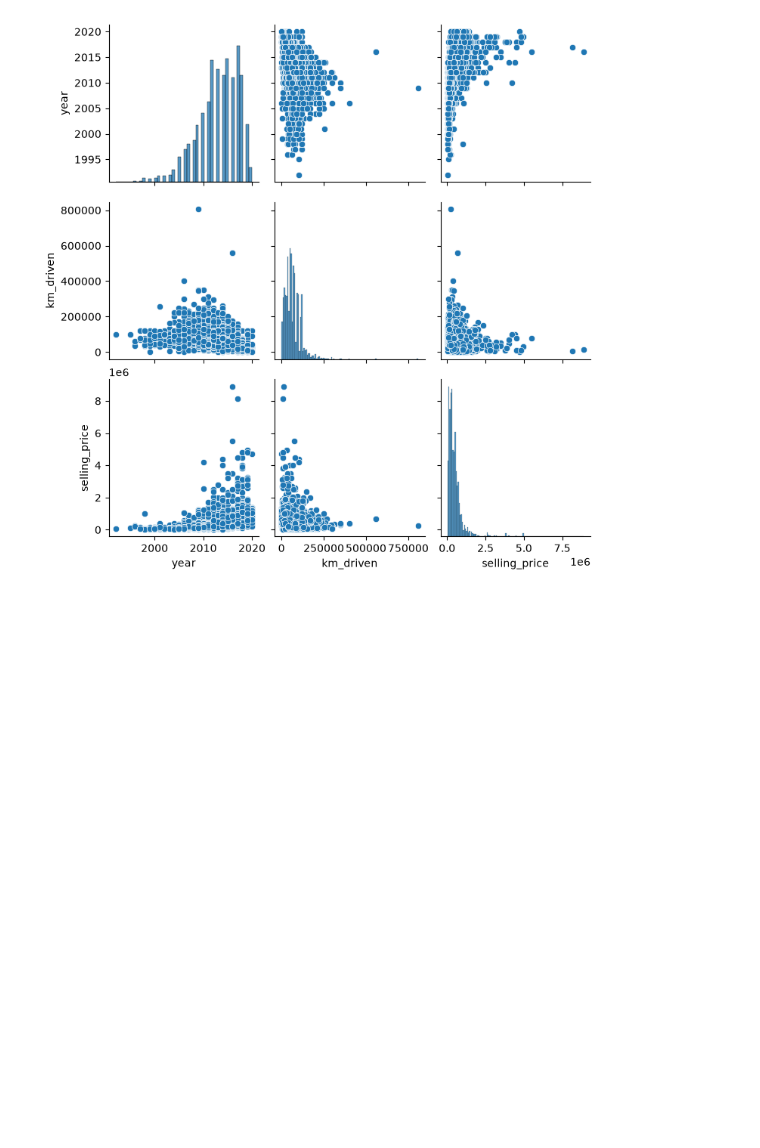
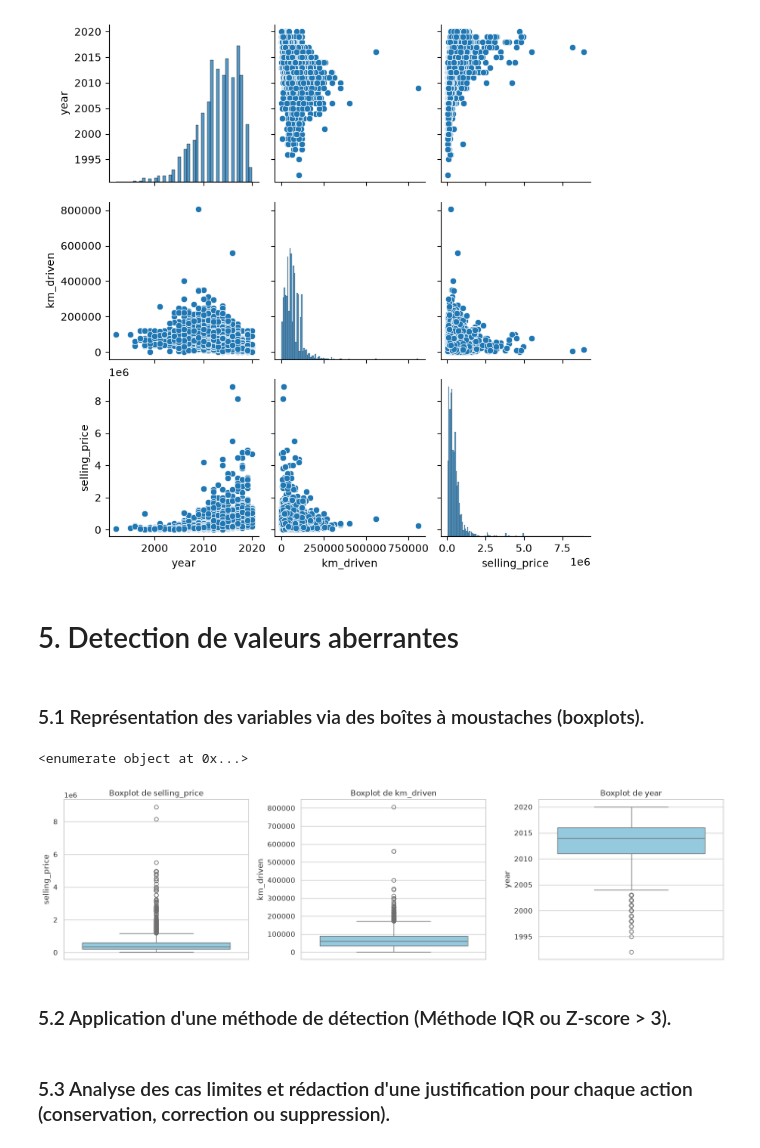
Before and after one commit to mo24ali/carsify, a Jupyter notebook: notebooks/01_eda_and_cleaning.ipynb, the cells around one changed output. Cells and saved outputs as stored; diff of their text form; code cells hidden in the pictures; blank space fills up the shorter version.

Commit message:
detection des outliers, boxlpots, methode IQR detection des outliers

```diff
--- a/notebooks/01_eda_and_cleaning.ipynb
+++ b/notebooks/01_eda_and_cleaning.ipynb
@@ -146,3 +146,28 @@ plt.savefig('../reports/figures/pairplots.png')
 plt.show()
 # %% [output]
 [figure]
+# %% [markdown]
+#  5. Detection de valeurs aberrantes
+# %% [markdown]
+### 5.1 Représentation des variables via des boîtes à moustaches (boxplots).
+# %%
+import matplotlib.pyplot as plt
+import seaborn as sns
+
+
+sns.set_theme(style="whitegrid")
+cols_outliers = ['selling_price', 'km_driven', 'year']
+
+plt.figure(figsize=(15, 4))
+for i, col in enumerate(cols_outliers, 1):
+    plt.subplot(1, 3, i)
+    sns.boxplot(y=df[col], color='skyblue')
+    plt.title(f'Boxplot de {col}')
+
+plt.tight_layout()
+plt.show()
+# %% [output]
+<enumerate object at 0x...>
+[figure, added]
+# %% [markdown]
+### 5.2 Application d'une méthode de détection (Méthode IQR ou Z-score > 3).
@@ -148,0 +190,2 @@ plt.show()
+# %% [markdown]
+### 5.3 Analyse des cas limites et rédaction d'une justification pour chaque action (conservation, correction ou suppression).
```
Also changed, not shown: parts of 3 cells of this notebook.
